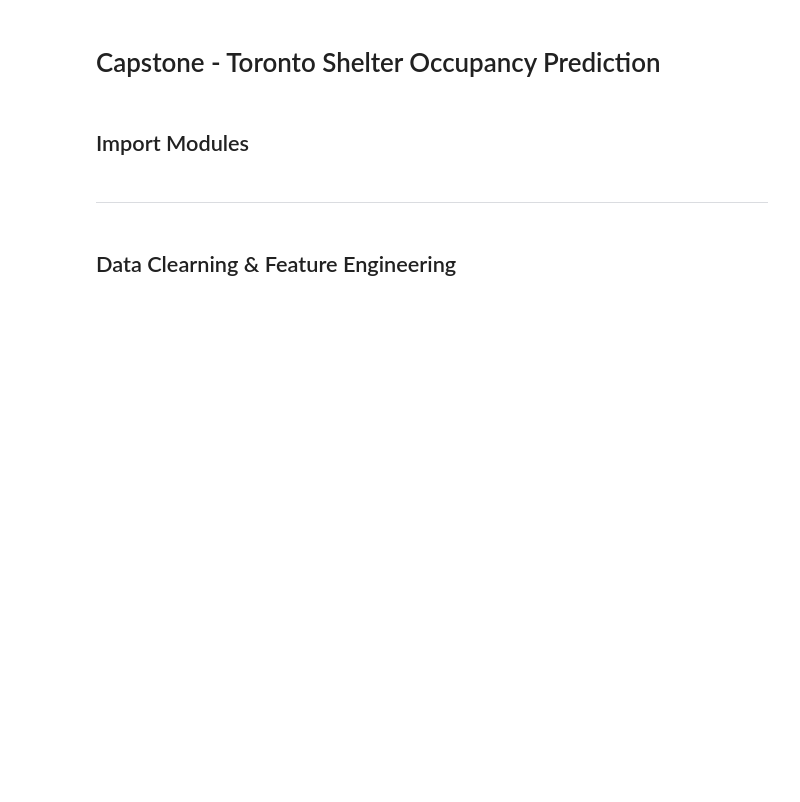
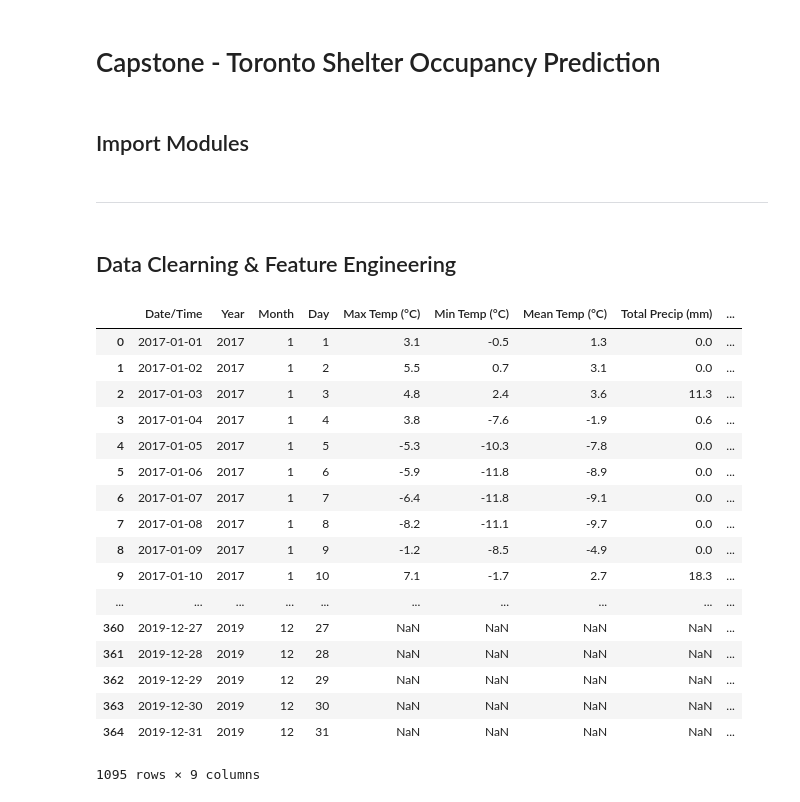
Before and after one commit to borishaw/toronto_shelter, a Jupyter notebook: capstone _data_cleaning_and_engineering.ipynb, the cells around one changed output. Cells and saved outputs as stored; diff of their text form; code cells hidden in the pictures; blank space fills up the shorter version.

Commit message:
before combine data

```diff
--- a/capstone _data_cleaning_and_engineering.ipynb
+++ b/capstone _data_cleaning_and_engineering.ipynb
@@ -27,7 +28,7 @@ df = pd.concat([df_17, df_18, df_19])
 df.drop(['_id', 'id'], axis=1, inplace=True)
 # %%
 # Checking if there are any rows with null or zero value in CAPACITY but non-zero value in OCCUPANCY
-for program in df[(df.CAPACITY.isna() | df.CAPACITY == 0) & (df.OCCUPANCY != 0)]['PROGRAM_NAME'].value_counts().index:
+for program in df[((df.CAPACITY.isna()) | (df.CAPACITY == 0)) & (df.OCCUPANCY != 0)]['PROGRAM_NAME'].value_counts().index:
     # Assuming the max OCCUPANCY as the CAPACITY
     df.loc[df.PROGRAM_NAME == program, 'CAPACITY'] = df[df.PROGRAM_NAME == program].OCCUPANCY.max()
 # %%
@@ -80,8 +83,12 @@ coor_df = pd.read_csv('data/shelter_coordinates.csv')
 # %%
 # Calculating occupancy rate
 df['OCCUPANCY_RATE'] = df.OCCUPANCY / df.CAPACITY
+# %%
+# Changing data type of CAPACITY column
+df.CAPACITY = df.CAPACITY.astype(int)
 # %%
-# Changing data type
+# Changing data type of OCCUPANCY_DATE
+df.OCCUPANCY_DATE = pd.to_datetime(df.OCCUPANCY_DATE)
 # %%
 # Gettting weather data
 weather_2017_df = pd.read_csv('data/2017-toronto-weather.csv')
@@ -110,9 +117,34 @@ def get_daylight_hours(year, month, day):
     return (ss - sr).seconds / 3600
 
 weather_df['Daylight_Hours'] = weather_df.apply(lambda df : get_daylight_hours(df.Year, df.Month, df.Day), axis=1)
+# %%
+# Convert date in weather data frame to datetime
+weather_df['Date/Time'] = pd.to_datetime(weather_df['Date/Time'])
 # %%
 # Selecting year round shelter programs (ones that have existed since 2017-01-01)
 program_value_counts = df.PROGRAM_NAME.value_counts()
 program_value_counts = program_value_counts[program_value_counts == program_value_counts.max()]
 year_round_programs = program_value_counts.index
 df_year_round = df[df.ORGANIZATION_NAME.isin(year_round_programs)]
+# %%
+# Combine data together
+weather_df
+# %% [output]
+|  | Date/Time | Year | Month | Day | Max Temp (°C) | Min Temp (°C) | Mean Temp (°C) | Total Precip (mm) | ... |
+| 0 | 2017-01-01 | 2017 | 1 | 1 | 3.1 | -0.5 | 1.3 | 0.0 | ... |
+| 1 | 2017-01-02 | 2017 | 1 | 2 | 5.5 | 0.7 | 3.1 | 0.0 | ... |
+| 2 | 2017-01-03 | 2017 | 1 | 3 | 4.8 | 2.4 | 3.6 | 11.3 | ... |
+| 3 | 2017-01-04 | 2017 | 1 | 4 | 3.8 | -7.6 | -1.9 | 0.6 | ... |
+| 4 | 2017-01-05 | 2017 | 1 | 5 | -5.3 | -10.3 | -7.8 | 0.0 | ... |
+| 5 | 2017-01-06 | 2017 | 1 | 6 | -5.9 | -11.8 | -8.9 | 0.0 | ... |
+| 6 | 2017-01-07 | 2017 | 1 | 7 | -6.4 | -11.8 | -9.1 | 0.0 | ... |
+| 7 | 2017-01-08 | 2017 | 1 | 8 | -8.2 | -11.1 | -9.7 | 0.0 | ... |
+| 8 | 2017-01-09 | 2017 | 1 | 9 | -1.2 | -8.5 | -4.9 | 0.0 | ... |
+| 9 | 2017-01-10 | 2017 | 1 | 10 | 7.1 | -1.7 | 2.7 | 18.3 | ... |
+| ... | ... | ... | ... | ... | ... | ... | ... | ... | ... |
+| 360 | 2019-12-27 | 2019 | 12 | 27 | NaN | NaN | NaN | NaN | ... |
+| 361 | 2019-12-28 | 2019 | 12 | 28 | NaN | NaN | NaN | NaN | ... |
+| 362 | 2019-12-29 | 2019 | 12 | 29 | NaN | NaN | NaN | NaN | ... |
+| 363 | 2019-12-30 | 2019 | 12 | 30 | NaN | NaN | NaN | NaN | ... |
+| 364 | 2019-12-31 | 2019 | 12 | 31 | NaN | NaN | NaN | NaN | ... |
+1095 rows × 9 columns
```
Also changed, not shown: parts of 2 cells of this notebook, 1 other file.
